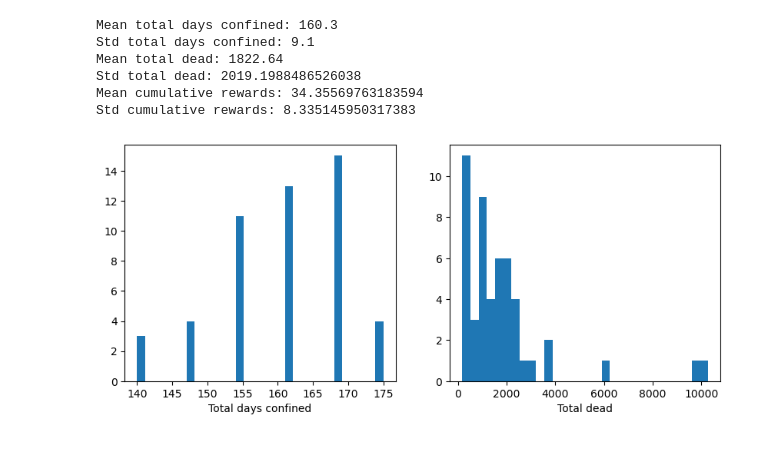
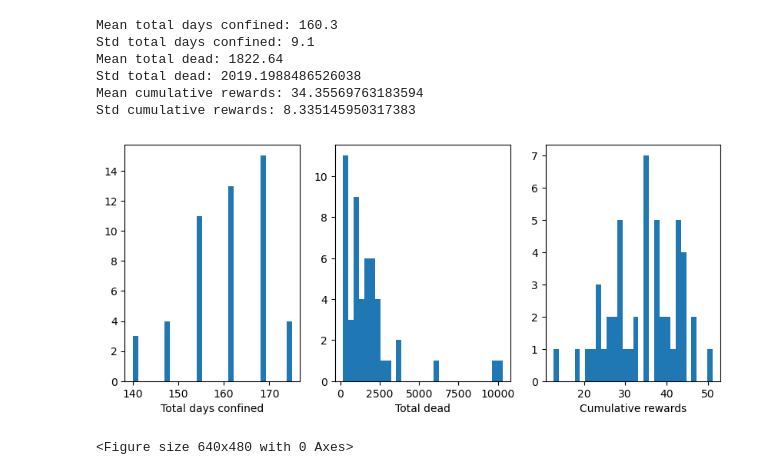
Before and after one commit to mohahf19/ANNRL-2023, a Jupyter notebook: notebooks/simulate_dl_agent.ipynb, the cells around one changed output. Saved outputs shown, nothing was run; the diff lists cells and outputs as text; code cells hidden in the pictures.

Commit message:
added 3-1 plots

```diff
--- a/notebooks/simulate_dl_agent.ipynb
+++ b/notebooks/simulate_dl_agent.ipynb
@@ -256,14 +274,19 @@ Std total dead: 2019.1988486526038
 Mean cumulative rewards: 34.35569763183594
 Std cumulative rewards: 8.335145950317383
 # %%
-fig, ax = plt.subplots(1, 2, figsize=(10, 4))
+fig, ax = plt.subplots(1, 3, figsize=(10, 4))
 
 ax[0].hist(total_days_confined, bins=30, label="total_confined")
 ax[0].set_xlabel("Total days confined")
 
 ax[1].hist(total_dead, bins=30, label="total_dead")
 ax[1].set_xlabel("Total dead")
 
+ax[2].hist(cumulative_rewards, bins=30, label="cumulative_rewards")
+ax[2].set_xlabel("Cumulative rewards")
+
 plt.show()
+plt.savefig(visualization_folder / "3-1_histograms.png")
 # %% [output]
-[figure, old version]
+[figure, new version]
+<Figure size 640x480 with 0 Axes>
```
Also changed, not shown: parts of 1 cell of this notebook, 2 other files.
